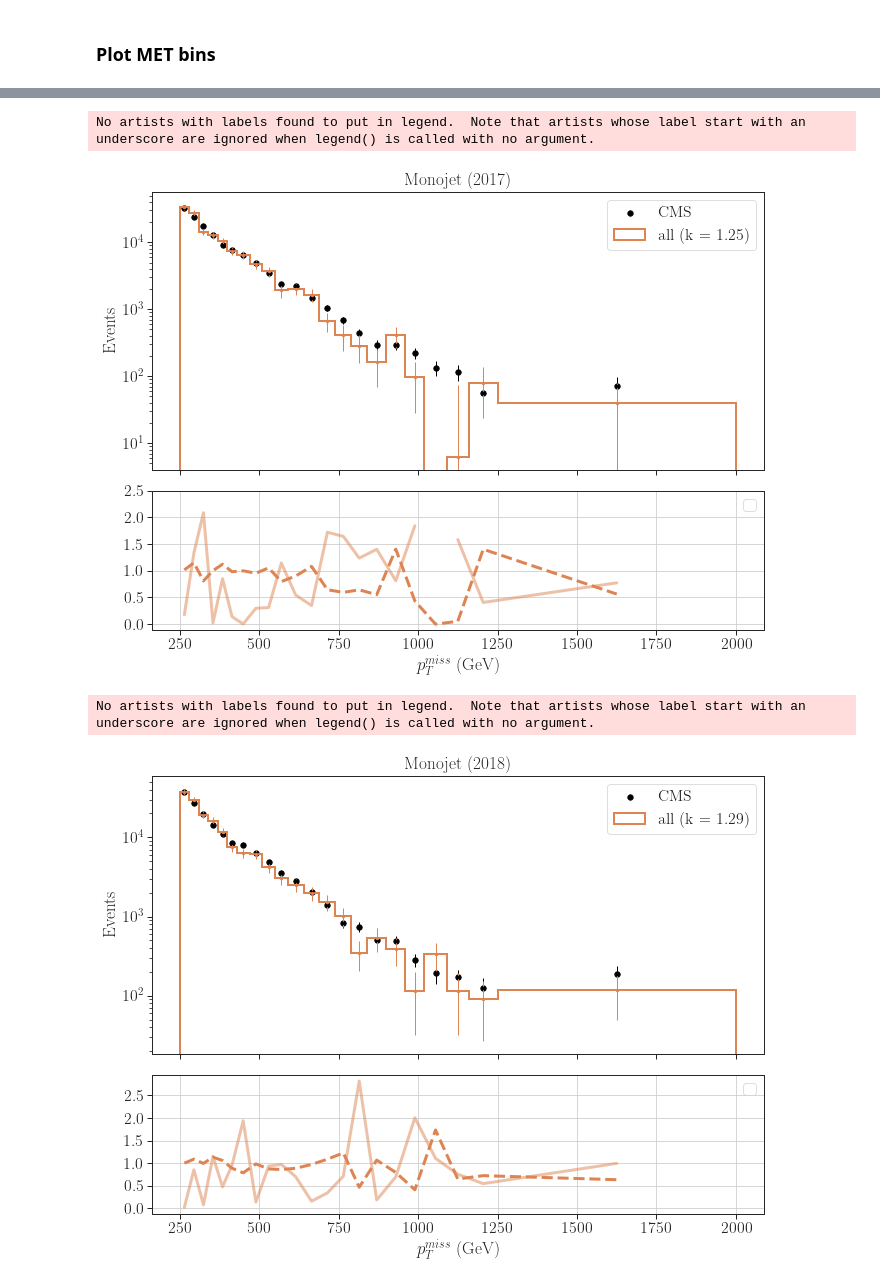
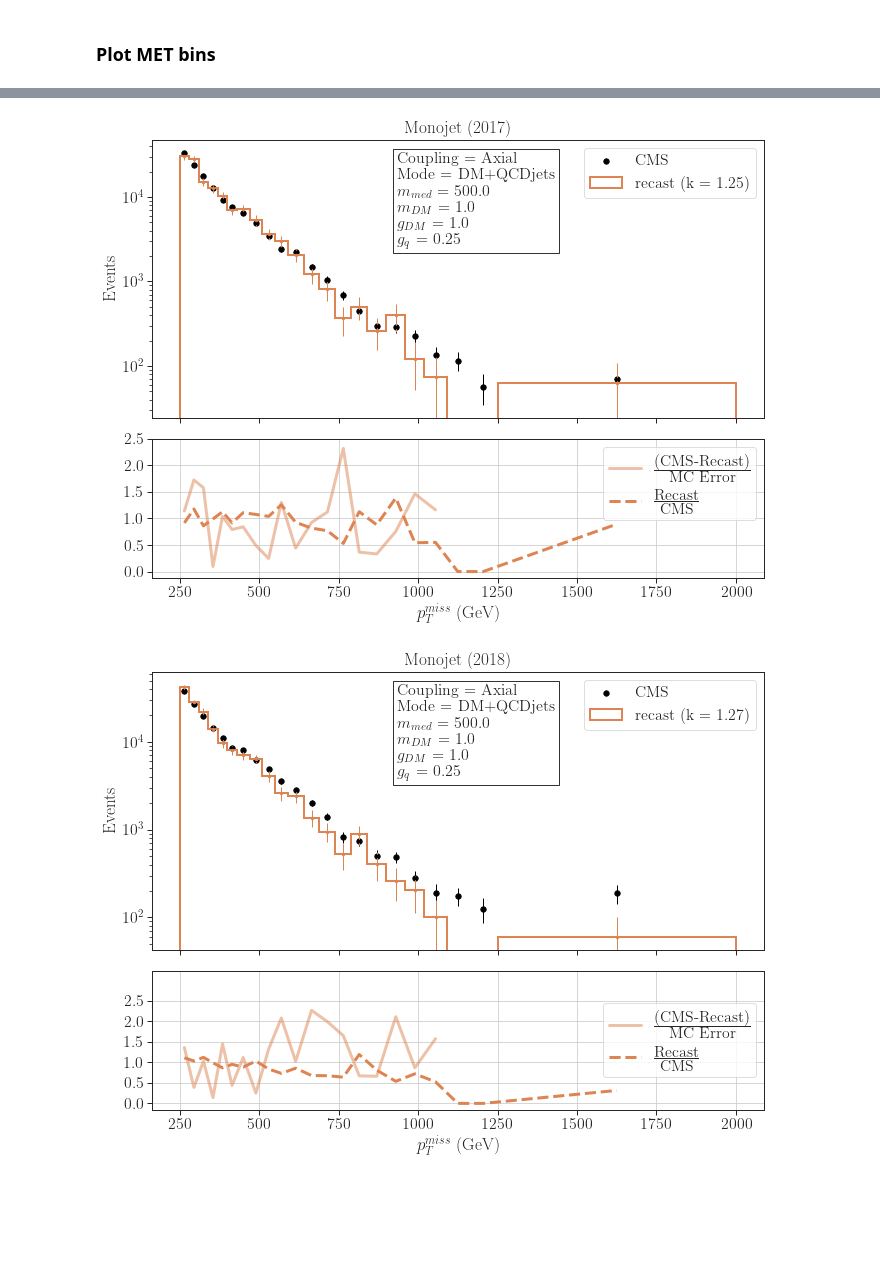
Before and after one commit to andlessa/MonoXSMS, a Jupyter notebook: notebooks/cms_exo_20_004-Comparison.ipynb, the cells around one changed output, grey strips where cells are left out. Drawn from its saved outputs; the diff is of its cells as text; code cells hidden in the pictures; blank space fills up the shorter version.

```diff
--- a/notebooks/cms_exo_20_004-Comparison.ipynb
+++ b/notebooks/cms_exo_20_004-Comparison.ipynb
@@ -35,12 +35,7 @@ cmsData['filename'] = 'CMS'
 # %% [markdown]
 ### Add recast samples
 # %%
-files = {
-          'all' : '../test.pcl'
-        }
-
-
-
+files = {'recast' : '../scanResults.pcl'}
 allData = cmsData
 for label,f in files.items():
     recastData = pd.read_pickle(f)
@@ -48,4 +43,4 @@ for label,f in files.items():
     allData = pd.concat((allData,recastData))
 
 allData.sort_values(['Coupling','Mode','$m_{med}$','$m_{DM}$','Data-takingperiod'],inplace=True,
-              ascending=[False,False,True,True,False])
+              ascending=[False,False,True,True,True])
@@ -55,3 +49,14 @@ dfModel = allData.merge(modelData,how='right')
+# %%
+modelFilter = {'Coupling' : 'Axial',
+ 'Mode' : 'DM+QCDjets',
+ '$m_{med}$' : 500.0,
+ '$m_{DM}$' : 1.0,
+ '$g_{DM}$' : 1.0,
+ '$g_{q}$' : 0.25}
+
+
+textstr = '\n'.join([r'%s = %s' %(k,v) for k,v in modelFilter.items()])
+dfModel = allData.loc[(allData[list(modelFilter)] == pd.Series(modelFilter)).all(axis=1)]
 # %%
 dfModel.T
 # %% [output]
@@ -139,13 +144,8 @@ for ds in dfModel['Data-takingperiod'].unique():
             ratio = weights/weightsCMS
             relDiffErr = np.abs(weights-weightsCMS)/error
             #Plot ratio
-            if first:
-                label1 = r'$\frac{\mbox{(CMS-Recast)}}{\mbox{MC Error}}$'
-                label2 = r'$\frac{\mbox{Recast}}{\mbox{CMS}}$'
-                first = False
-            else:
-                label1 = None
-                label2 = None
+            label1 = r'$\frac{\mbox{(CMS-Recast)}}{\mbox{MC Error}}$'
+            label2 = r'$\frac{\mbox{Recast}}{\mbox{CMS}}$'
             axarr[1].plot(binCenter,relDiffErr,linewidth=3.0,color=colors[label],
                           label=label1,alpha=0.5)
             axarr[1].plot(binCenter,ratio,linewidth=3.0,color=colors[label],linestyle='--',
@@ -162,6 +162,10 @@ for ds in dfModel['Data-takingperiod'].unique():
     axarr[0].set_ylabel('Events')
     axarr[0].legend()
     axarr[1].legend()
+
+    axarr[0].text(0.4,2.4,textstr,fontsize=16,bbox=dict(facecolor='none', edgecolor='black'),
+         transform = plt.gca().transAxes)
+
     # axarr[0].set_ylim(1e-2,1e3)
     # axarr[0].set_xlim(250,1000)
     # axarr[1].set_ylim(0.5,1.5)
@@ -173,4 +176,2 @@ No artists with labels found to put in legend.  Note that artists whose label st
-No artists with labels found to put in legend.  Note that artists whose label start with an underscore are ignored when legend() is called with no argument.
-[figure, old version]
+[figure, new version]
-No artists with labels found to put in legend.  Note that artists whose label start with an underscore are ignored when legend() is called with no argument.
-[figure, old version]
+[figure, new version]
```
Also changed, not shown: parts of 4 cells of this notebook, 4 other files.
